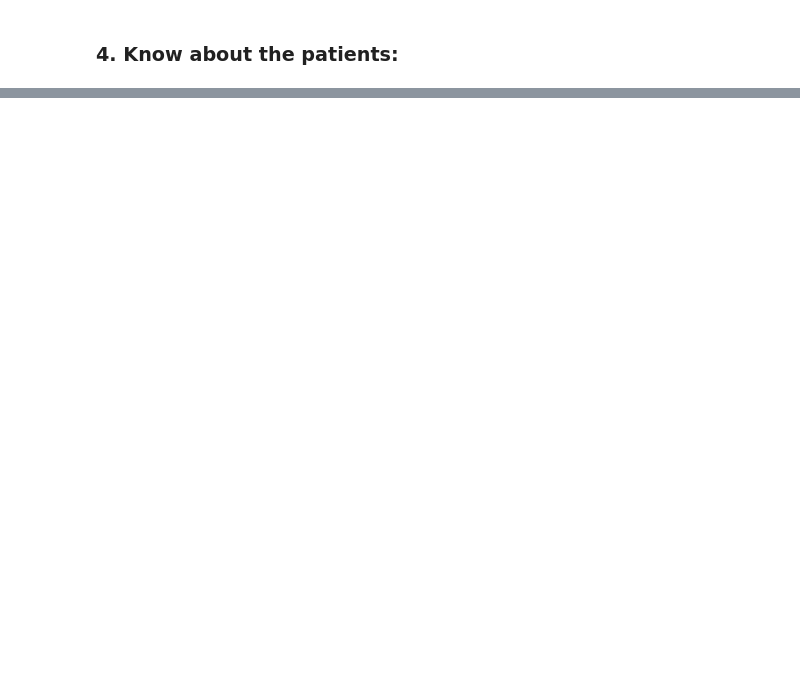
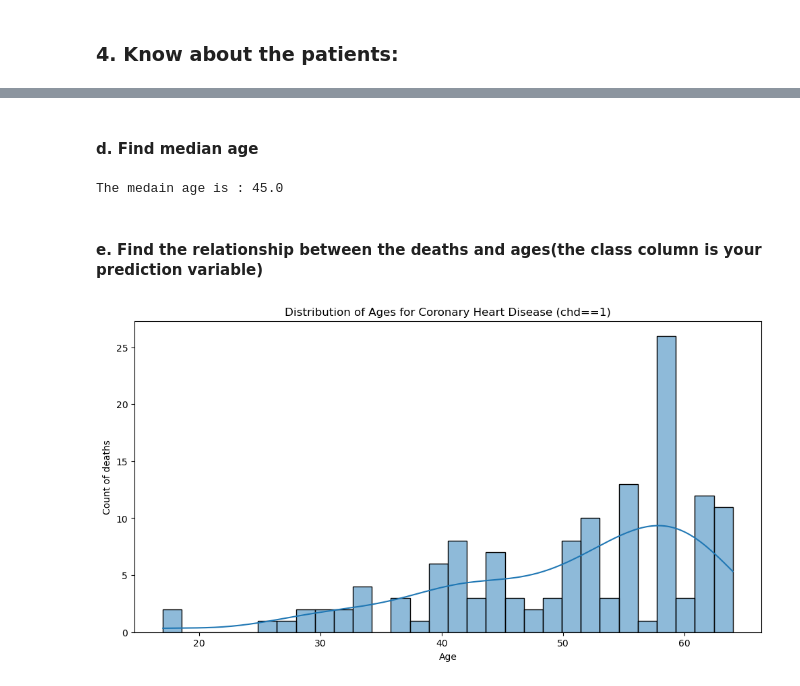
Before and after one commit to sgwlee96/SJSU, a Jupyter notebook: DATA220/Lab1/Lab1.ipynb, the cells around one changed output, grey strips where cells are left out. Cells and saved outputs as stored; diff of their text form; code cells hidden in the pictures; blank space fills up the shorter version.

```diff
--- a/DATA220/Lab1/Lab1.ipynb
+++ b/DATA220/Lab1/Lab1.ipynb
@@ -170,0 +251,20 @@ dtype: int64
+# %% [markdown]
+#### d. Find median age
+# %%
+print(f"The medain age is : {heartTraindf['age'].median()}")
+# %% [output]
+The medain age is : 45.0
+# %% [markdown]
+#### e. Find the relationship between the deaths and ages(the class column is your prediction variable)
+# %%
+chd_1_data = heartTraindf[heartTraindf['chd'] == 1]
+
+# Plotting the distribution of ages for chd==1
+plt.figure(figsize=(12, 6))
+sns.histplot(data=chd_1_data, x='age', bins=30, kde=True)
+plt.title('Distribution of Ages for Coronary Heart Disease (chd==1)')
+plt.xlabel('Age')
+plt.ylabel('Count of deaths')
+plt.show()
+# %% [output]
+[figure, added]
```
Also changed, not shown: parts of 13 cells of this notebook, 1 other file.
